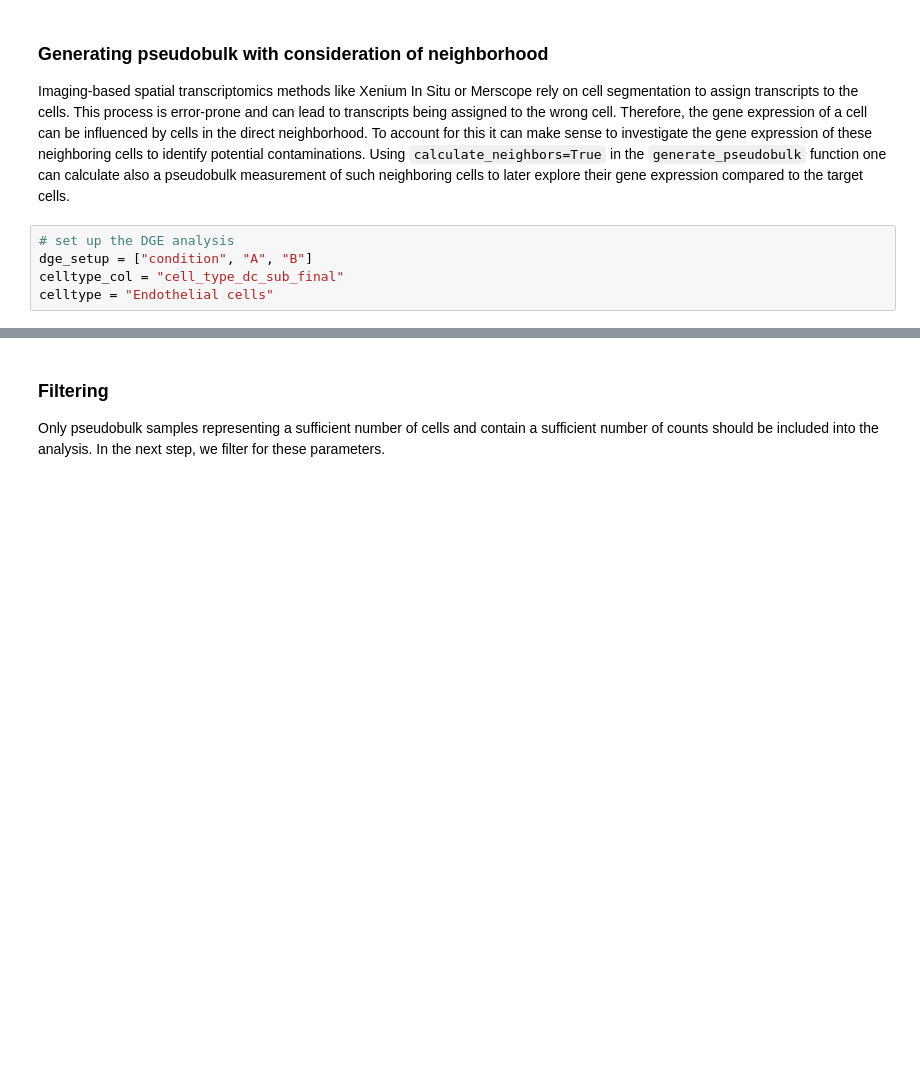
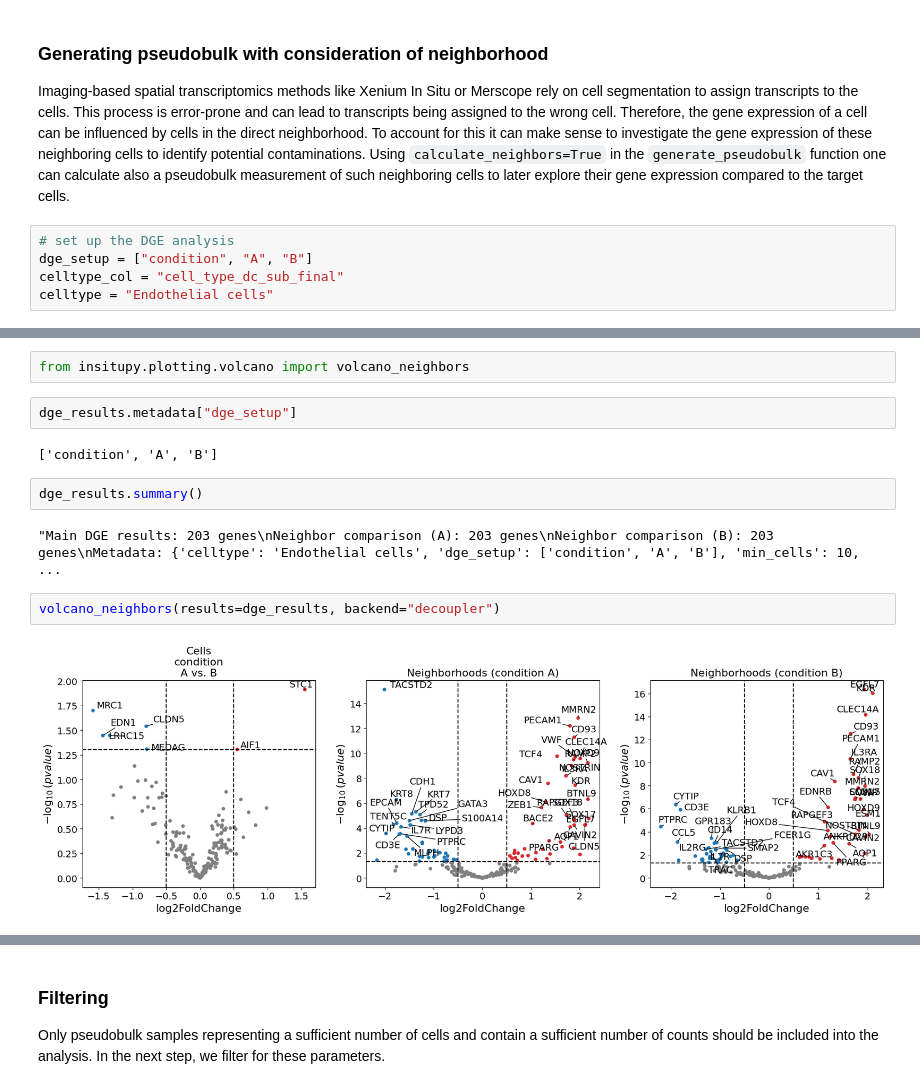
Before and after one commit to SpatialPathology/InSituPy, a Jupyter notebook: docs/source/tutorials/03_multisample_analysis/pseudobulk_tutorial.ipynb, the cells around one changed output, grey strips where cells are left out. Saved outputs shown, nothing was run; the diff lists cells and outputs as text; blank space fills up the shorter version.

```diff
--- a/docs/source/tutorials/03_multisample_analysis/pseudobulk_tutorial.ipynb
+++ b/docs/source/tutorials/03_multisample_analysis/pseudobulk_tutorial.ipynb
@@ -159,0 +231,14 @@ AnnData object with n_obs × n_vars = 73 × 297
+# %%
+from insitupy.plotting.volcano import volcano_neighbors
+# %%
+dge_results.metadata["dge_setup"]
+# %% [output]
+['condition', 'A', 'B']
+# %%
+dge_results.summary()
+# %% [output]
+"Main DGE results: 203 genes\nNeighbor comparison (A): 203 genes\nNeighbor comparison (B): 203 genes\nMetadata: {'celltype': 'Endothelial cells', 'dge_setup': ['condition', 'A', 'B'], 'min_cells': 10, ...
+# %%
+volcano_neighbors(results=dge_results, backend="decoupler")
+# %% [output]
+[figure, added]
```
Also changed, not shown: parts of 35 cells of this notebook, 12 other files.
